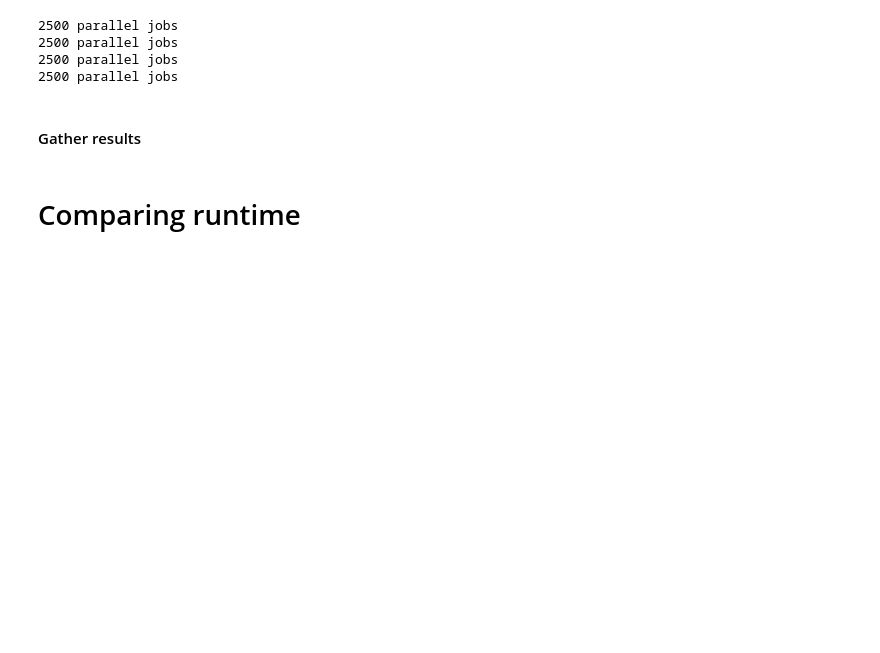
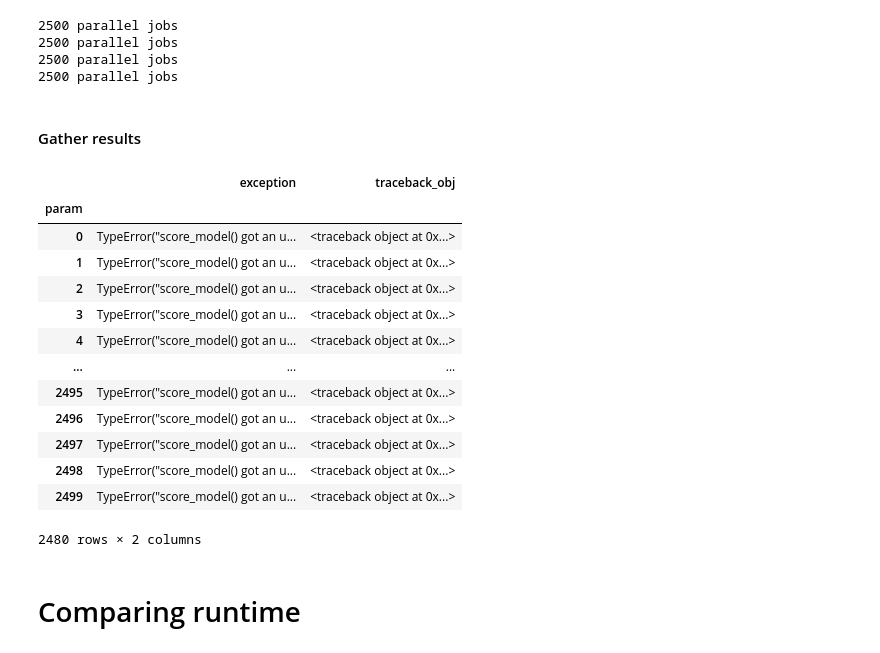
Before and after one commit to jrudoler/permutation-tests, a Jupyter notebook: main.ipynb, the cells around one changed output. Cells and saved outputs as stored; diff of their text form; code cells hidden in the pictures; blank space fills up the shorter version.

```diff
--- a/main.ipynb
+++ b/main.ipynb
@@ -18,6 +18,38 @@ import pickle
 from joblib.parallel import Parallel, delayed
 from permutation_helpers import *
 from simulate import simulate
-from dask.distributed import progress, Client, wait
+
+# Dask imports
+from dask.distributed import progress, Client, wait, Future
+from dask_jobqueue import SGECluster
+# from dask_jobqueue import SLURMCluster
+
+# helpful functions for debugging and monitoring Dask jobs
+def get_exceptions(futures: Iterable[Future], params: Iterable = None) -> pd.DataFrame:
+    """
+    Given a list of Dask futures and a list of parameters,
+    return a DataFrame of exceptions.
+    """
+    if params is None:
+        params = range(len(futures))
+    exceptions = []
+    for i, (param, future) in enumerate(zip(params, futures)):
+        if future.status == "error":
+            exceptions.append(pd.Series(
+                {
+                    "param": param,
+                    "exception": repr(future.exception()),
+                    "traceback_obj": future.traceback(),
+                }
+            ))
+    if not len(exceptions):
+        raise Exception("None of the given futures resulted in exceptions")
+    exceptions = pd.concat(exceptions, axis=1).T
+    exceptions.set_index("param", inplace=True)
+    return exceptions
+
+import traceback
+def print_traceback(error_df, index):
+    traceback.print_tb(error_df.loc[index, "traceback_obj"])
 # %% [markdown]
 ## Set up client
@@ -819,3 +530,20 @@ client.cancel(ratio_futures_pre)
+# %%
+get_exceptions(testsize_futures_pre)
+# %% [output]
+|  | exception | traceback_obj |
+| param |  |  |
+| 0 | TypeError("score_model() got an u... | <traceback object at 0x...> |
+| 1 | TypeError("score_model() got an u... | <traceback object at 0x...> |
+| 2 | TypeError("score_model() got an u... | <traceback object at 0x...> |
+| 3 | TypeError("score_model() got an u... | <traceback object at 0x...> |
+| 4 | TypeError("score_model() got an u... | <traceback object at 0x...> |
+| ... | ... | ... |
+| 2495 | TypeError("score_model() got an u... | <traceback object at 0x...> |
+| 2496 | TypeError("score_model() got an u... | <traceback object at 0x...> |
+| 2497 | TypeError("score_model() got an u... | <traceback object at 0x...> |
+| 2498 | TypeError("score_model() got an u... | <traceback object at 0x...> |
+| 2499 | TypeError("score_model() got an u... | <traceback object at 0x...> |
+2480 rows × 2 columns
 # %%
 client.cancel(ratio_futures_pre+nfeats_futures_pre+samplesize_futures_pre+testsize_futures_pre)
 # %% [markdown]
```
Also changed, not shown: parts of 26 cells of this notebook, 4 other files.
